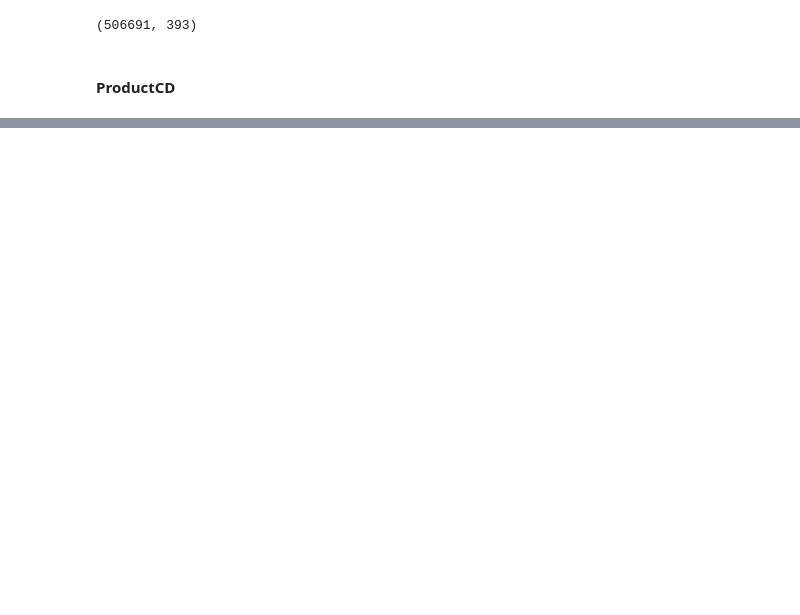
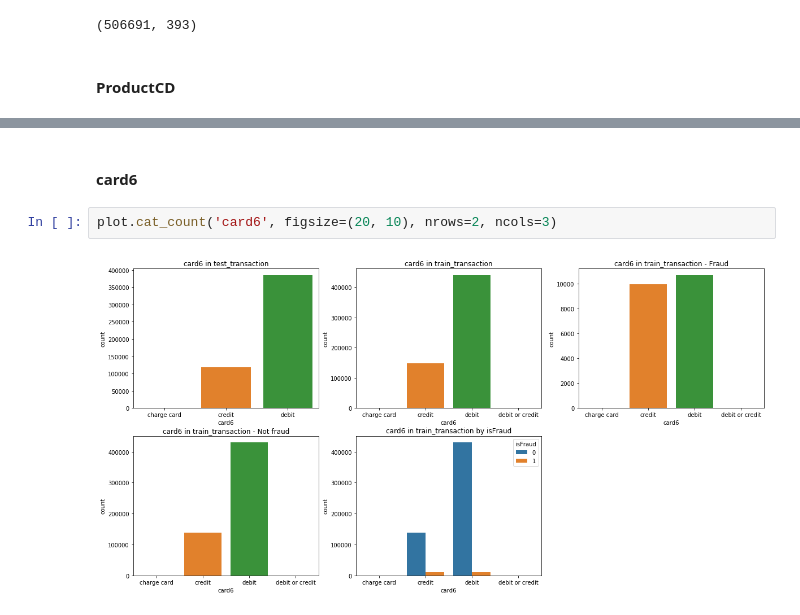
Before and after one commit to Antiguru11/ieee-fraud-detection-competition, a Jupyter notebook: src/eda.ipynb, the cells around one changed output, grey strips where cells are left out. Drawn from its saved outputs; the diff is of its cells as text; blank space fills up the shorter version.

```diff
--- a/src/eda.ipynb
+++ b/src/eda.ipynb
@@ -91,0 +65,6 @@ AttributeError: module 'matplotlib.pyplot' has no attribute 'set_title'
+# %% [markdown]
+#### __card6__
+# %%
+plot.cat_count('card6', figsize=(20, 10), nrows=2, ncols=3)
+# %% [output]
+[figure, added]
```
Also changed, not shown: parts of 9 cells of this notebook, 10 other files.
